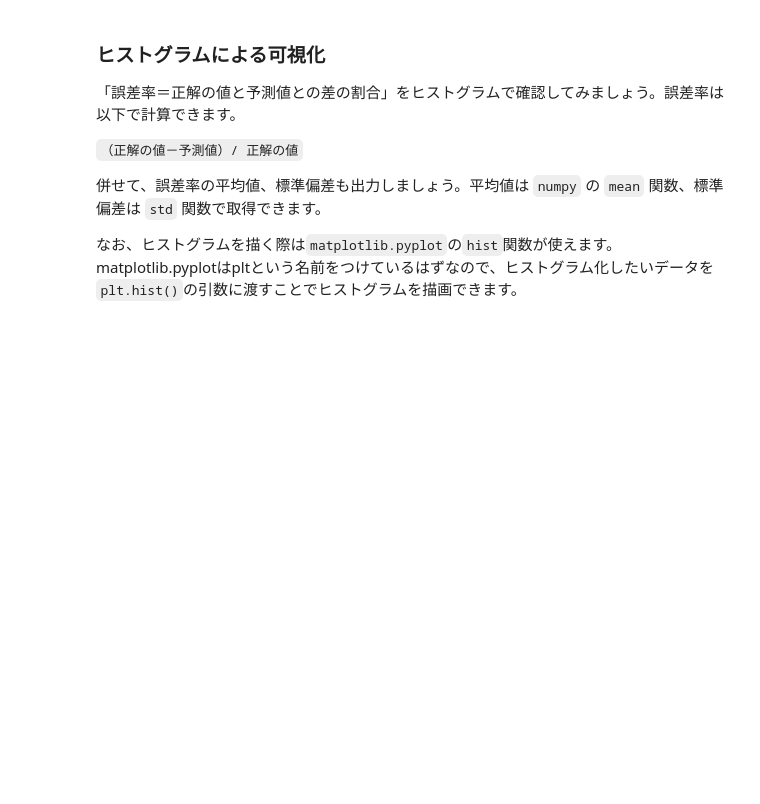
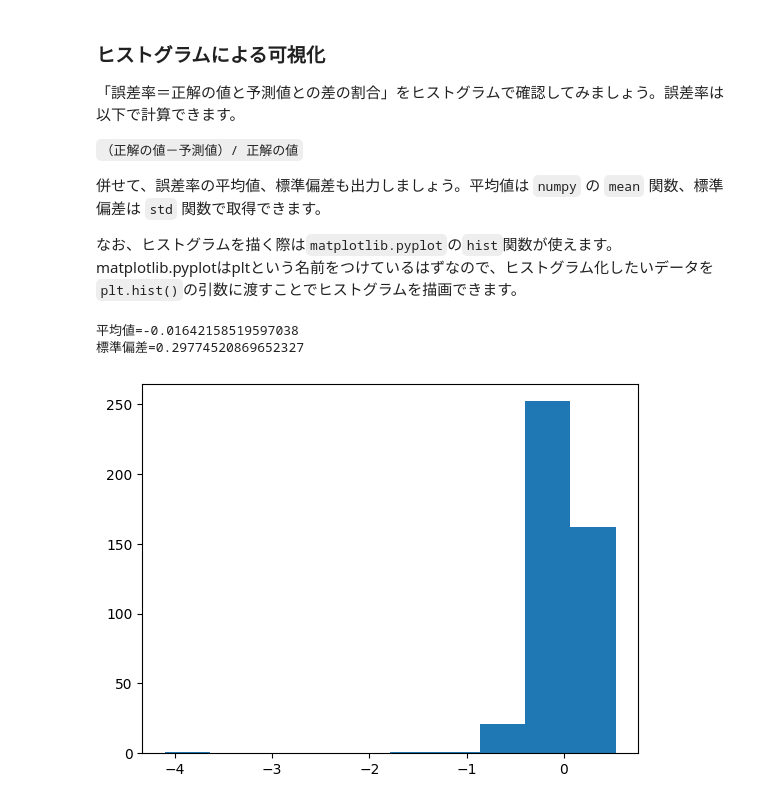
Before and after one commit to yuimaekawa/aidev, a Jupyter notebook: Lesson06_Regression-Model/課題2：住宅価格の回帰モデルの作成.ipynb, the cells around one changed output. Cells and saved outputs as stored; diff of their text form; code cells hidden in the pictures; blank space fills up the shorter version.

```diff
--- a/Lesson06_Regression-Model/課題2：住宅価格の回帰モデルの作成.ipynb
+++ b/Lesson06_Regression-Model/課題2：住宅価格の回帰モデルの作成.ipynb
@@ -103,0 +149,15 @@ X軸(横方向)に `テストデータの正解の値` 、Y軸(縦方向)に `
+# %%
+error_rate = (Y_test-Y_pred)/Y_test
+
+# 実際の成約価格と予測価格の誤差率をヒストグラムで表示
+plt.hist(error_rate)
+
+# 平均値
+print(f"平均値={error_rate.mean()}")
+
+# 標準偏差
+print(f"標準偏差={error_rate.std()}")
+# %% [output]
+平均値=-0.01642158519597038
+標準偏差=0.29774520869652327
+[figure, added]
```
Also changed, not shown: parts of 16 cells of this notebook.
